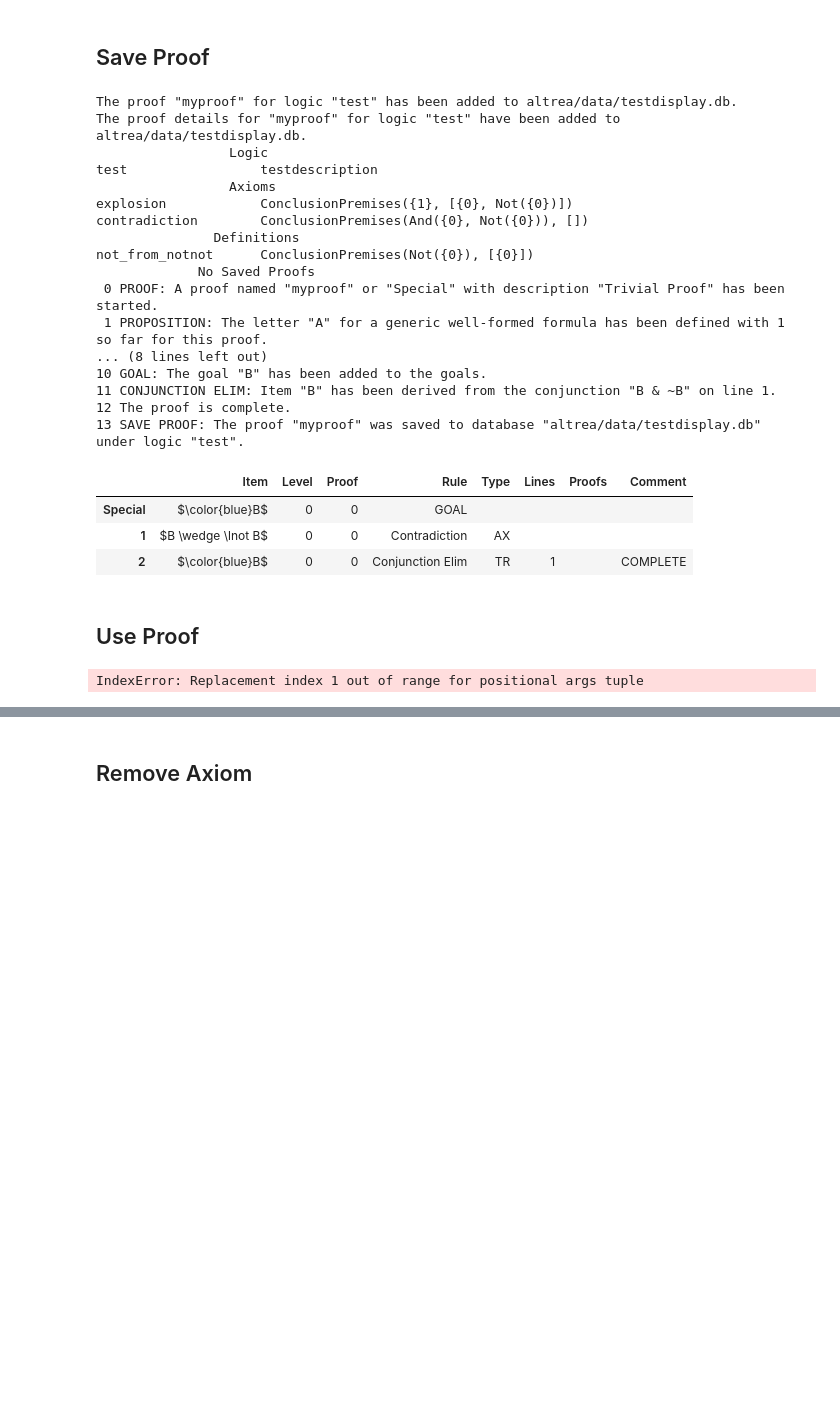
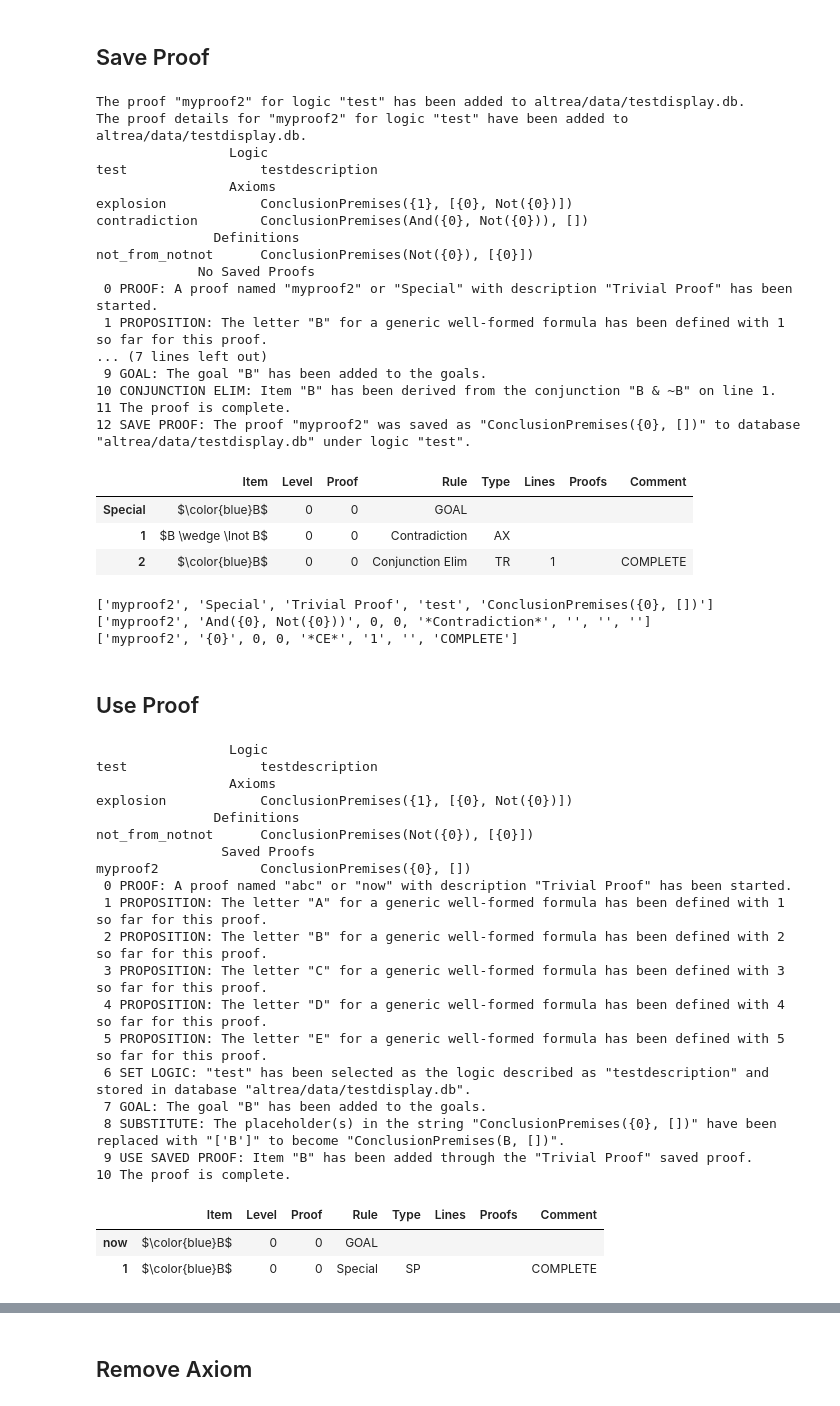
Before and after one commit to FrankHubeny/AltRea, a Jupyter notebook: rules_testcases.ipynb, the cells around one changed output, grey strips where cells are left out. Saved outputs shown, nothing was run; the diff lists cells and outputs as text; code cells hidden in the pictures; blank space fills up the shorter version.

```diff
--- a/rules_testcases.ipynb
+++ b/rules_testcases.ipynb
@@ -4342,14 +4384,14 @@ from altrea.boolean import Wff, And, Not
 from altrea.rules import Proof
 logicname = 'test'
 
-prf = Proof('myproof', 'Special', 'Trivial Proof')
-A = prf.proposition('A')
+prf = Proof('myproof2', 'Special', 'Trivial Proof')
+#A = prf.proposition('A')
 B = prf.proposition('B')
 C = prf.proposition('C')
 D = prf.proposition('D')
 E = prf.proposition('E')
 prf.setlogic(logicname)
-prf.saveaxiom('contradiction', 'Contradiction', 'All Contradictions Are True', And(A, Not(A)), [])
+prf.saveaxiom('contradiction', 'Contradiction', 'All Contradictions Are True', And(B, Not(B)), [])
 prf.axiom('contradiction', [B], [])
 prf.goal(B)
 prf.conjunction_elim(1, side='left')
@@ -4358,8 +4400,8 @@ prf.displaylogic()
 prf.displaylog()
 prf.displayproof()
 # %% [output]
-The proof "myproof" for logic "test" has been added to altrea/data/testdisplay.db.
-The proof details for "myproof" for logic "test" have been added to altrea/data/testdisplay.db.
+The proof "myproof2" for logic "test" has been added to altrea/data/testdisplay.db.
+The proof details for "myproof2" for logic "test" have been added to altrea/data/testdisplay.db.
                  Logic
 test                 testdescription
                  Axioms
@@ -4368,36 +4410,64 @@ contradiction        ConclusionPremises(And({0}, Not({0})), [])
                Definitions
 not_from_notnot      ConclusionPremises(Not({0}), [{0}])
              No Saved Proofs
- 0 PROOF: A proof named "myproof" or "Special" with description "Trivial Proof" has been started.
- 1 PROPOSITION: The letter "A" for a generic well-formed formula has been defined with 1 so far for this proof.
-... (8 lines left out)
-10 GOAL: The goal "B" has been added to the goals.
-11 CONJUNCTION ELIM: Item "B" has been derived from the conjunction "B & ~B" on line 1.
-12 The proof is complete.
-13 SAVE PROOF: The proof "myproof" was saved to database "altrea/data/testdisplay.db" under logic "test".
+ 0 PROOF: A proof named "myproof2" or "Special" with description "Trivial Proof" has been started.
+ 1 PROPOSITION: The letter "B" for a generic well-formed formula has been defined with 1 so far for this proof.
+... (7 lines left out)
+ 9 GOAL: The goal "B" has been added to the goals.
+10 CONJUNCTION ELIM: Item "B" has been derived from the conjunction "B & ~B" on line 1.
+11 The proof is complete.
+12 SAVE PROOF: The proof "myproof2" was saved as "ConclusionPremises({0}, [])" to database "altrea/data/testdisplay.db" under logic "test".
 |  | Item | Level | Proof | Rule | Type | Lines | Proofs | Comment |
 | Special | $\color{blue}B$ | 0 | 0 | GOAL |  |  |  |  |
 | 1 | $B \wedge \lnot B$ | 0 | 0 | Contradiction | AX |  |  |  |
 | 2 | $\color{blue}B$ | 0 | 0 | Conjunction Elim | TR | 1 |  | COMPLETE |
+# %%
+for i in prf.proofdatafinal:
+    print(i)
+# %% [output]
+['myproof2', 'Special', 'Trivial Proof', 'test', 'ConclusionPremises({0}, [])']
+['myproof2', 'And({0}, Not({0}))', 0, 0, '*Contradiction*', '', '', '']
+['myproof2', '{0}', 0, 0, '*CE*', '1', '', 'COMPLETE']
 # %% [markdown]
 <a id='useproof'></a>
 ## Use Proof
 # %%
 from altrea.boolean import Wff, And, Not
 from altrea.rules import Proof
 logicname = 'test'
 
 prf = Proof('abc', 'now', 'Trivial Proof')
 A = prf.proposition('A')
 B = prf.proposition('B')
 C = prf.proposition('C')
 D = prf.proposition('D')
 E = prf.proposition('E')
 prf.setlogic(logicname)
 prf.goal(B)
-prf.useproof('myproof', [B], [])
+prf.useproof('myproof2', [B])
 prf.displaylogic()
 prf.displaylog()
 prf.displayproof()
 # %% [output]
-IndexError: Replacement index 1 out of range for positional args tuple
+                 Logic
+test                 testdescription
+                 Axioms
+explosion            ConclusionPremises({1}, [{0}, Not({0})])
+               Definitions
+not_from_notnot      ConclusionPremises(Not({0}), [{0}])
+                Saved Proofs
+myproof2             ConclusionPremises({0}, [])
+ 0 PROOF: A proof named "abc" or "now" with description "Trivial Proof" has been started.
+ 1 PROPOSITION: The letter "A" for a generic well-formed formula has been defined with 1 so far for this proof.
+ 2 PROPOSITION: The letter "B" for a generic well-formed formula has been defined with 2 so far for this proof.
+ 3 PROPOSITION: The letter "C" for a generic well-formed formula has been defined with 3 so far for this proof.
+ 4 PROPOSITION: The letter "D" for a generic well-formed formula has been defined with 4 so far for this proof.
+ 5 PROPOSITION: The letter "E" for a generic well-formed formula has been defined with 5 so far for this proof.
+ 6 SET LOGIC: "test" has been selected as the logic described as "testdescription" and stored in database "altrea/data/testdisplay.db".
+ 7 GOAL: The goal "B" has been added to the goals.
+ 8 SUBSTITUTE: The placeholder(s) in the string "ConclusionPremises({0}, [])" have been replaced with "['B']" to become "ConclusionPremises(B, [])".
+ 9 USE SAVED PROOF: Item "B" has been added through the "Trivial Proof" saved proof.
+10 The proof is complete.
+|  | Item | Level | Proof | Rule | Type | Lines | Proofs | Comment |
+| now | $\color{blue}B$ | 0 | 0 | GOAL |  |  |  |  |
+| 1 | $\color{blue}B$ | 0 | 0 | Special | SP |  |  | COMPLETE |
```
Also changed, not shown: parts of 13 cells of this notebook, 3 other files.
